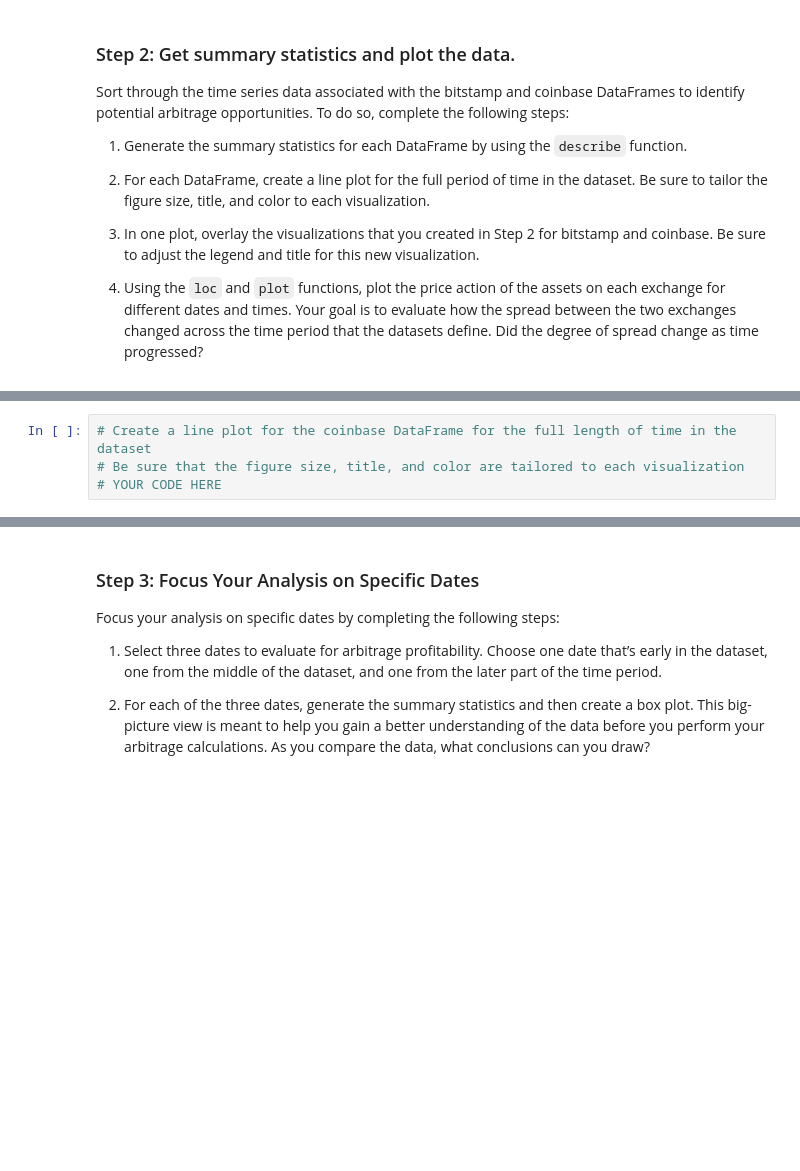
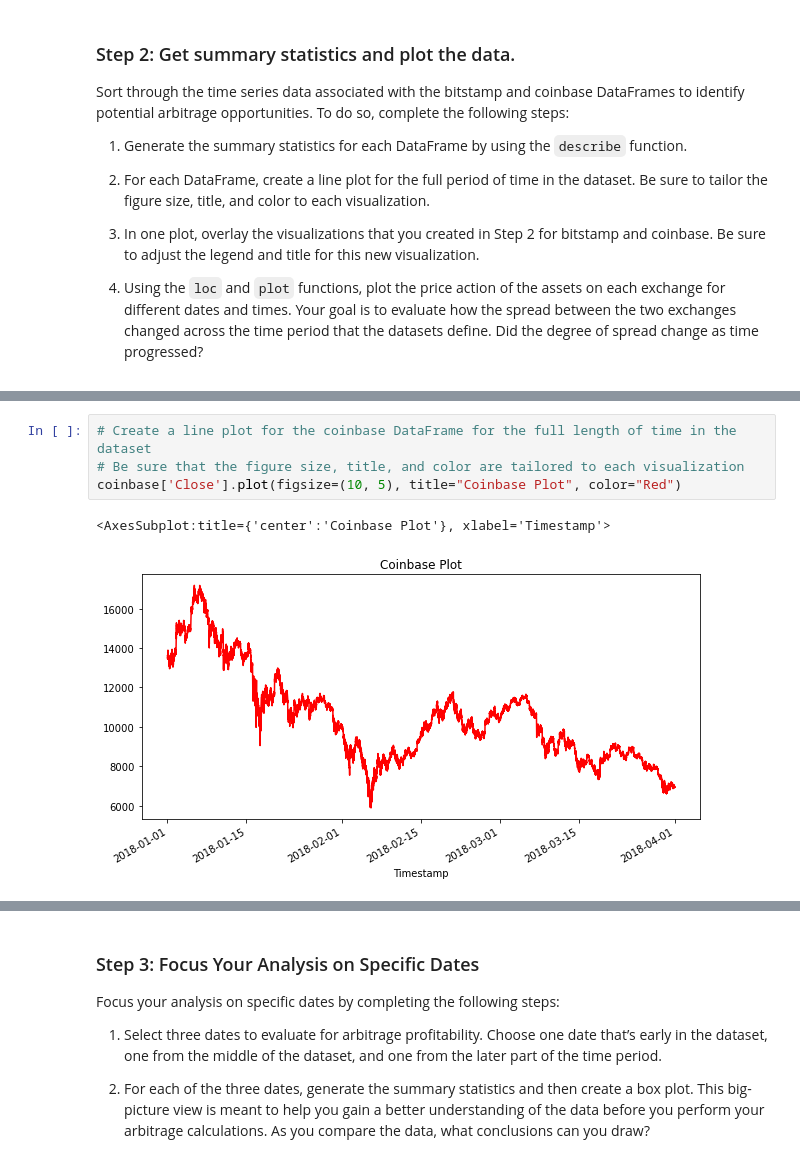
Before and after one commit to vsgellon/crypto_arbitrage, a Jupyter notebook: crypto_arbitrage.ipynb, the cells around one changed output, grey strips where cells are left out. Cells and saved outputs as stored; diff of their text form; blank space fills up the shorter version.

```diff
--- a/crypto_arbitrage.ipynb
+++ b/crypto_arbitrage.ipynb
@@ -302,7 +342,10 @@ Sort through the time series data associated with the bitstamp and coinbase Data
 # %%
 # Create a line plot for the coinbase DataFrame for the full length of time in the dataset
 # Be sure that the figure size, title, and color are tailored to each visualization
-# YOUR CODE HERE
+coinbase['Close'].plot(figsize=(10, 5), title="Coinbase Plot", color="Red")
+# %% [output]
+<AxesSubplot:title={'center':'Coinbase Plot'}, xlabel='Timestamp'>
+[figure, added]
 # %%
 # Overlay the visualizations for the bitstamp and coinbase DataFrames in one plot
 # The plot should visualize the prices over the full lenth of the dataset
```
Also changed, not shown: parts of 20 cells of this notebook.
